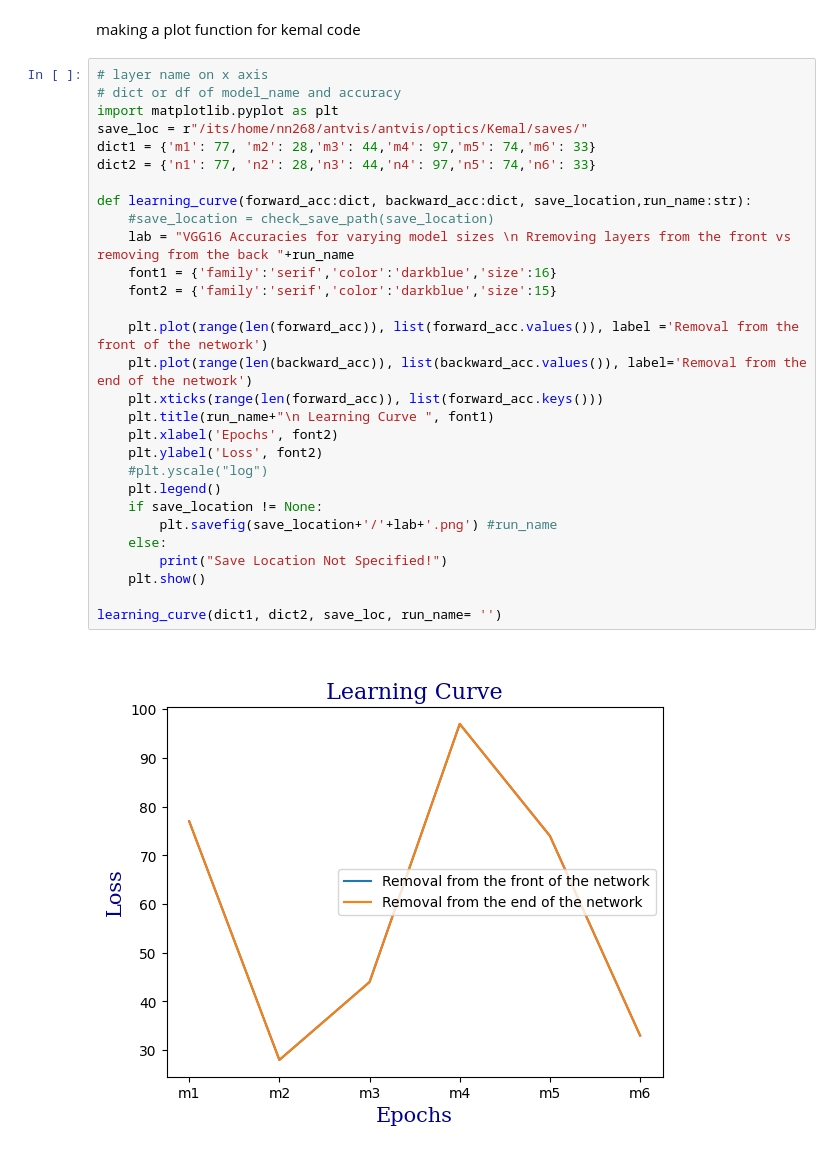
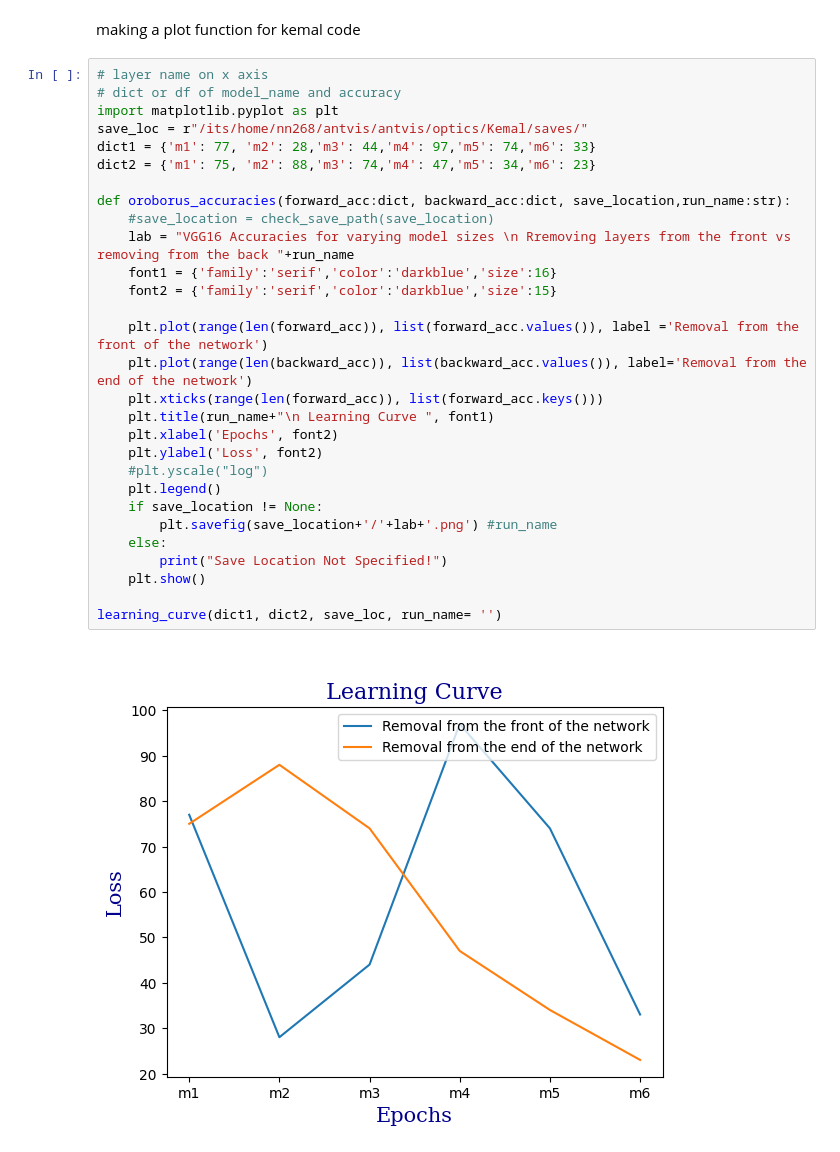
Before and after one commit to Naybellez/antvis, a Jupyter notebook: optics/Captains_Log/CaptainsLog_Stardate_160424.ipynb, the cells around one changed output. Drawn from its saved outputs; the diff is of its cells as text.

```diff
--- a/optics/Captains_Log/CaptainsLog_Stardate_160424.ipynb
+++ b/optics/Captains_Log/CaptainsLog_Stardate_160424.ipynb
@@ -250,31 +250,31 @@ making a plot function for kemal code
 # %%
 # layer name on x axis
 # dict or df of model_name and accuracy
 import matplotlib.pyplot as plt
 save_loc = r"/its/home/nn268/antvis/antvis/optics/Kemal/saves/"
 dict1 = {'m1': 77, 'm2': 28,'m3': 44,'m4': 97,'m5': 74,'m6': 33}
-dict2 = {'n1': 77, 'n2': 28,'n3': 44,'n4': 97,'n5': 74,'n6': 33}
+dict2 = {'m1': 75, 'm2': 88,'m3': 74,'m4': 47,'m5': 34,'m6': 23}
 
-def learning_curve(forward_acc:dict, backward_acc:dict, save_location,run_name:str):
+def oroborus_accuracies(forward_acc:dict, backward_acc:dict, save_location,run_name:str):
     #save_location = check_save_path(save_location)
     lab = "VGG16 Accuracies for varying model sizes \n Rremoving layers from the front vs removing from the back "+run_name
     font1 = {'family':'serif','color':'darkblue','size':16}
     font2 = {'family':'serif','color':'darkblue','size':15}
 
     plt.plot(range(len(forward_acc)), list(forward_acc.values()), label ='Removal from the front of the network')
     plt.plot(range(len(backward_acc)), list(backward_acc.values()), label='Removal from the end of the network')
     plt.xticks(range(len(forward_acc)), list(forward_acc.keys()))
     plt.title(run_name+"\n Learning Curve ", font1)
     plt.xlabel('Epochs', font2)
     plt.ylabel('Loss', font2)
     #plt.yscale("log")
     plt.legend()
     if save_location != None:
         plt.savefig(save_location+'/'+lab+'.png') #run_name
     else:
         print("Save Location Not Specified!")
     plt.show()
 
 learning_curve(dict1, dict2, save_loc, run_name= '')
 # %% [output]
-[figure, old version]
+[figure, new version]
```
Also changed, not shown: parts of 10 cells of this notebook, 4 other files.
